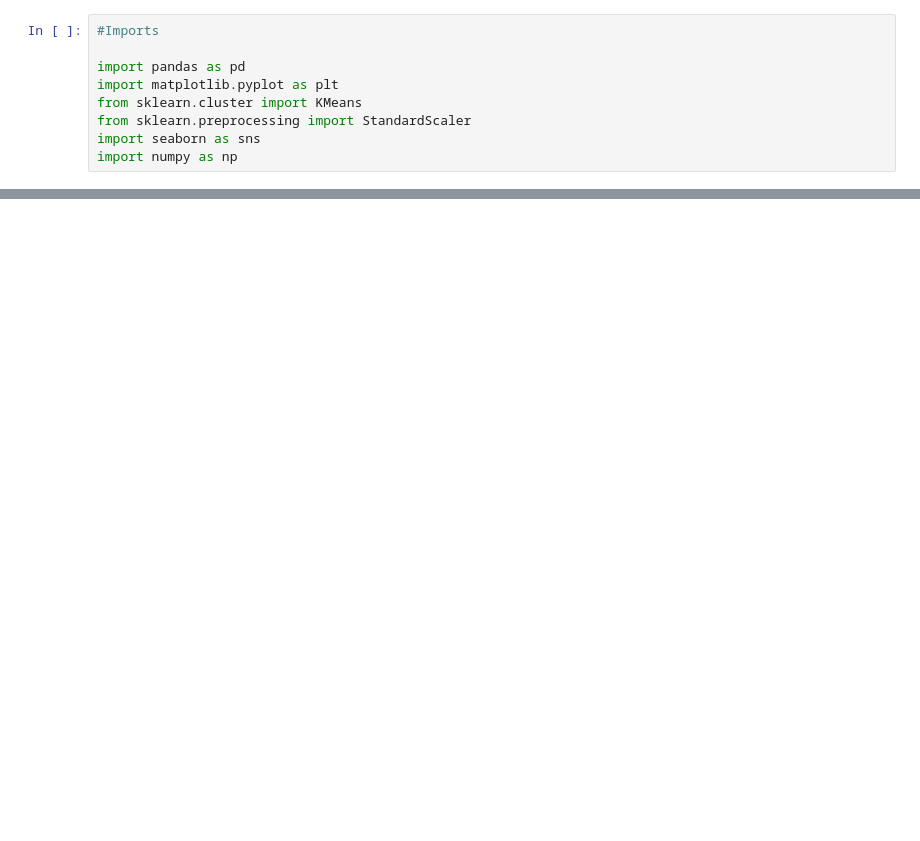
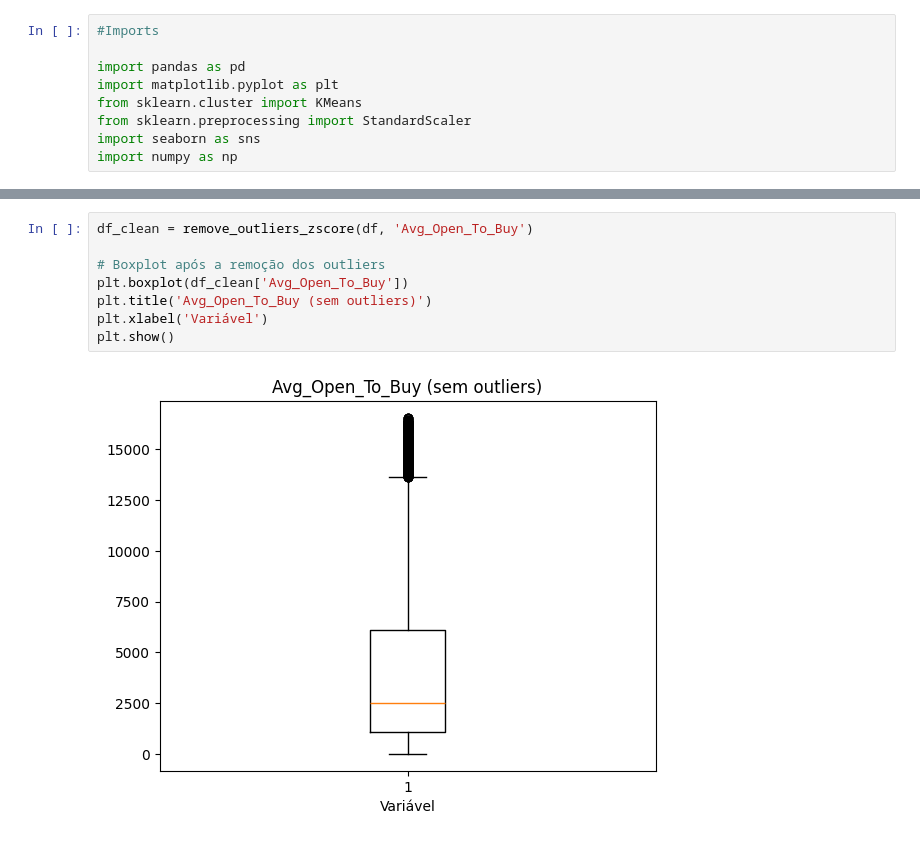
Before and after one commit to gustavoc04/AtividadeRegressaoLogistica, a Jupyter notebook: aprendizadoNaoSupervisionado/analiseCartaoCredito.ipynb, the cells around one changed output, grey strips where cells are left out. Drawn from its saved outputs; the diff is of its cells as text; blank space fills up the shorter version.

```diff
--- a/aprendizadoNaoSupervisionado/analiseCartaoCredito.ipynb
+++ b/aprendizadoNaoSupervisionado/analiseCartaoCredito.ipynb
@@ -44 +107,11 @@ memory usage: 1.6+ MB
+# %%
+df_clean = remove_outliers_zscore(df, 'Avg_Open_To_Buy')
+
+# Boxplot após a remoção dos outliers
+plt.boxplot(df_clean['Avg_Open_To_Buy'])
+plt.title('Avg_Open_To_Buy (sem outliers)')
+plt.xlabel('Variável')
+plt.show()
+# %% [output]
+[figure, added]
 # %%
```
Also changed, not shown: parts of 17 cells of this notebook.
